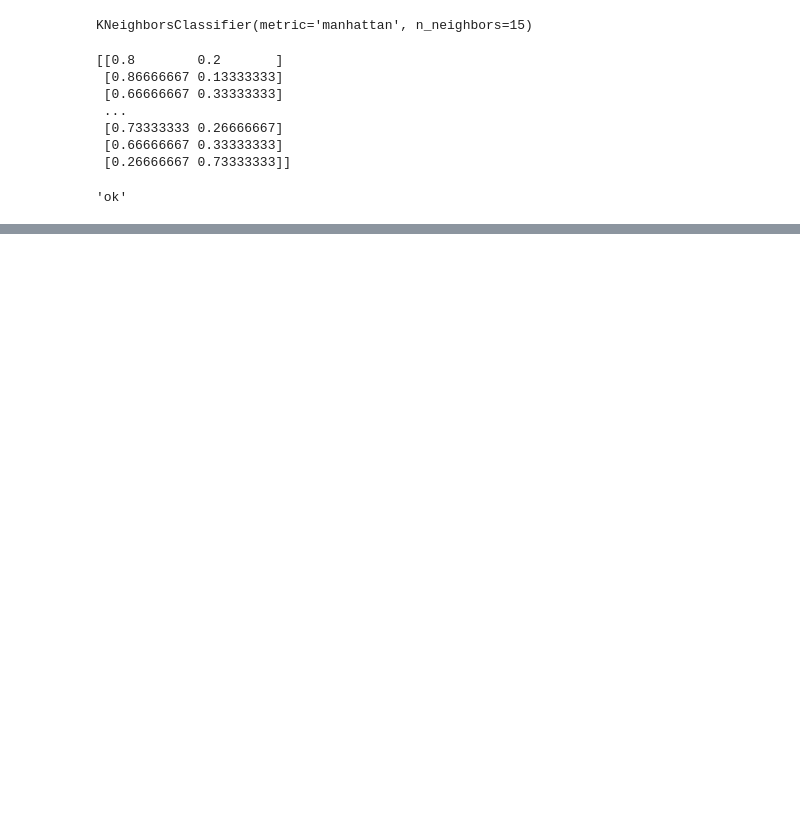
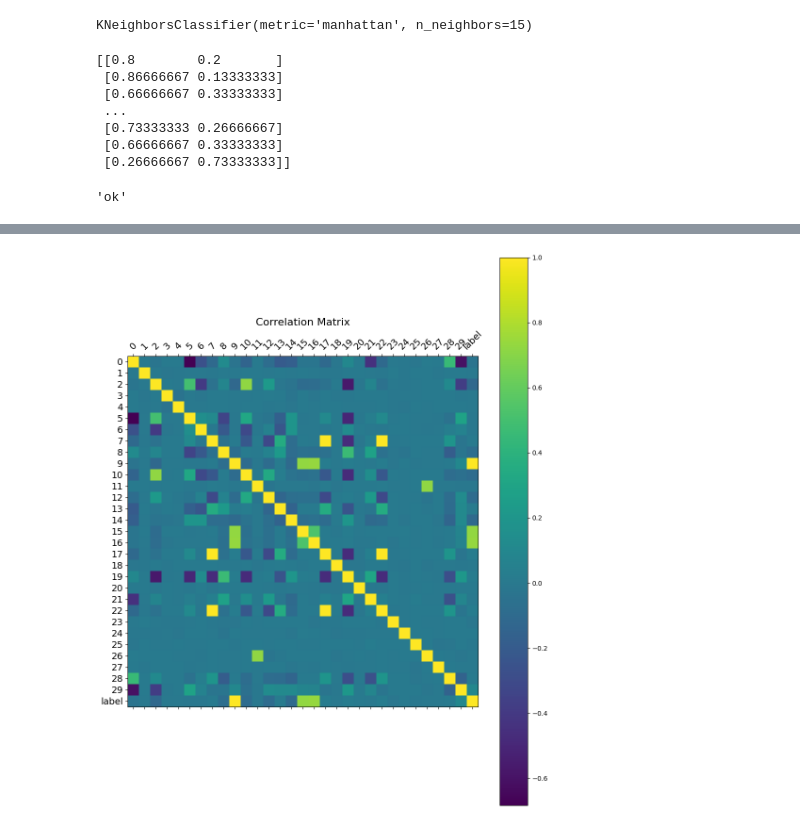
Before and after one commit to DorofeevAlexandr/ALLCUPS_B_Binary_classification, a Jupyter notebook: my_binary_classification.ipynb, the cells around one changed output, grey strips where cells are left out. Cells and saved outputs as stored; diff of their text form; code cells hidden in the pictures; blank space fills up the shorter version.

```diff
--- a/my_binary_classification.ipynb
+++ b/my_binary_classification.ipynb
@@ -109,0 +124,15 @@ save_array_to_submission(predict, name='knn_n_15')
+# %%
+from sklearn.model_selection import train_test_split
+
+import pandas as pd
+
+train_data = pd.read_csv('train.csv', header=None)
+train_target = pd.read_csv('train-target.csv', header=None)[0]
+
+
+# Разделим данные на обучене и тест (как и раньше со стратификацией по таргету)
+X_train, X_val, y_train, y_val = train_test_split(train_data, train_target, test_size=0.25, stratify = train_target, random_state=0)
+# %%
+df = train_data.copy()
+df['label'] = train_target
+df.head()
@@ -109,0 +147,12 @@ save_array_to_submission(predict, name='knn_n_15')
+# %%
+import matplotlib.pyplot as plt
+f = plt.figure(figsize=(12,15))
+plt.matshow(df.corr(),fignum=f.number)
+plt.xticks(range(df.select_dtypes(['number']).shape[1]), df.select_dtypes(['number']).columns, fontsize=14, rotation=45)
+plt.yticks(range(df.select_dtypes(['number']).shape[1]), df.select_dtypes(['number']).columns, fontsize=14)
+cb = plt.colorbar()
+# cb.ax.tick_params(labelsize=10)
+plt.title('Correlation Matrix', fontsize=16)
+plt.show()
+# %% [output]
+[figure, added]
```
Also changed, not shown: parts of 19 cells of this notebook.
